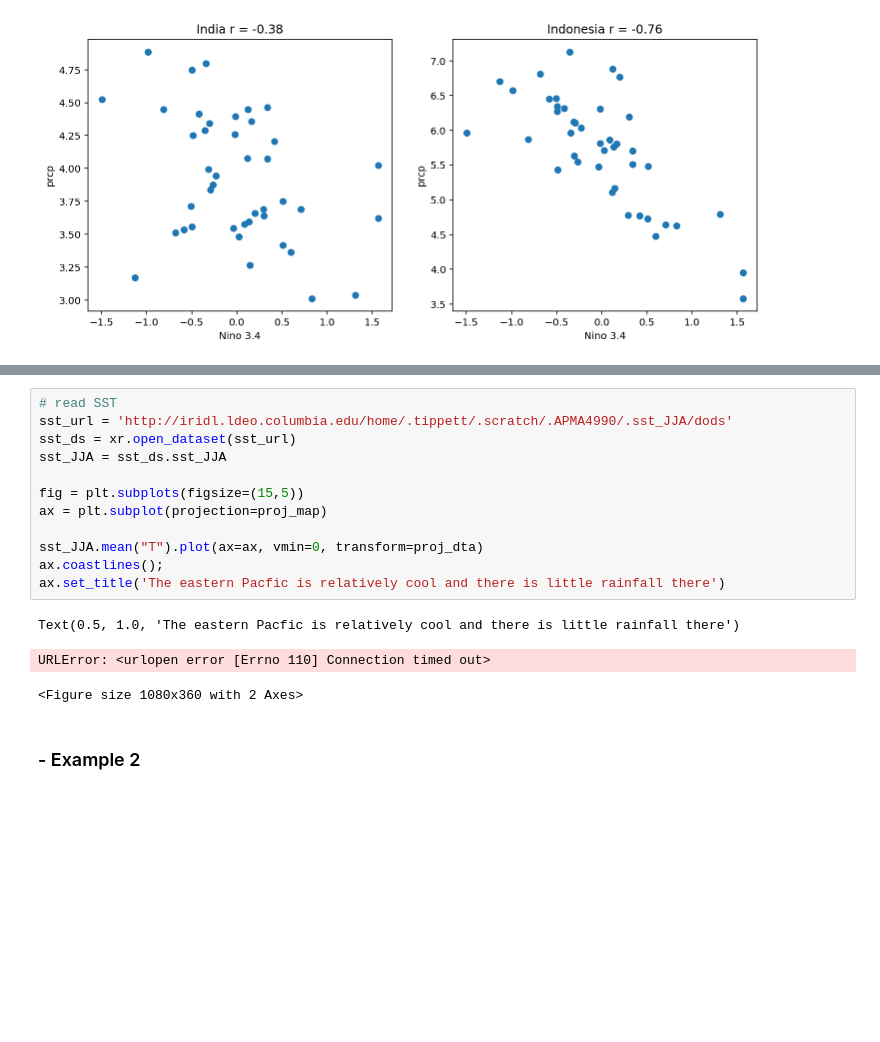
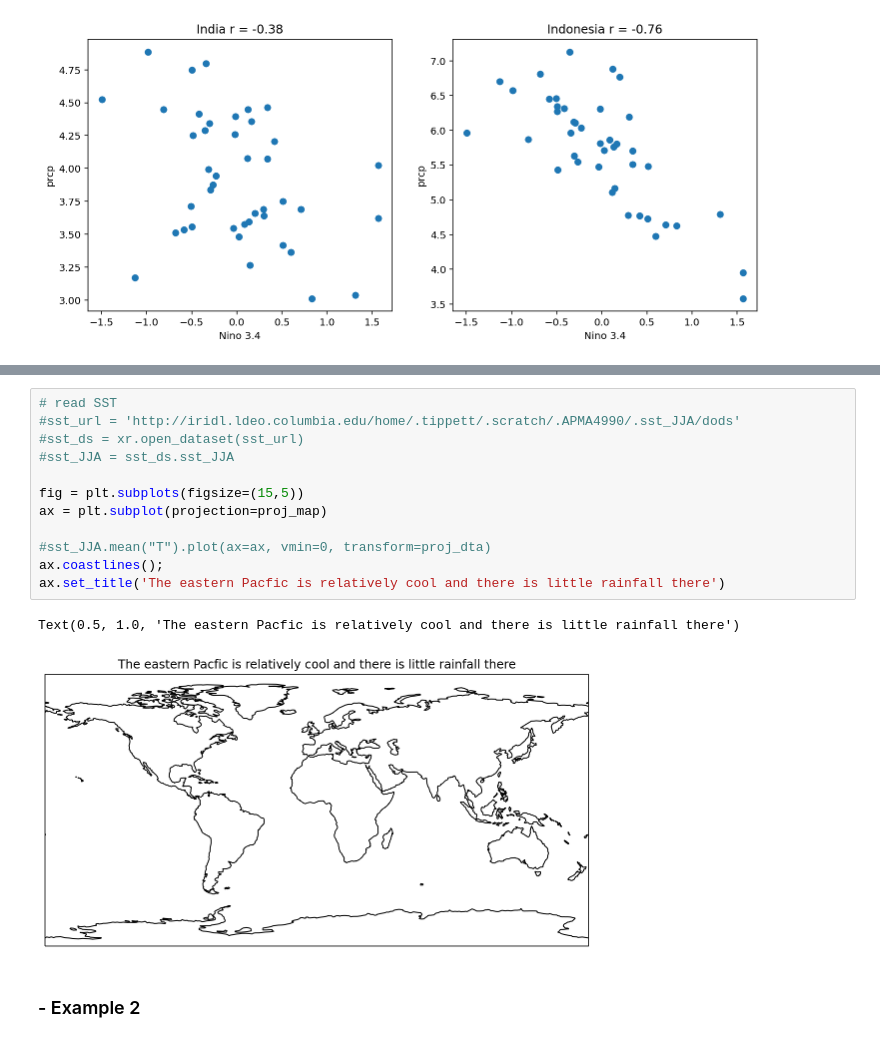
Before and after one commit to mdonahue263/apma4990-mad2311, a Jupyter notebook: HW-03.ipynb, the cells around one changed output, grey strips where cells are left out. Drawn from its saved outputs; the diff is of its cells as text; blank space fills up the shorter version.

```diff
--- a/HW-03.ipynb
+++ b/HW-03.ipynb
@@ -292,19 +291,18 @@ URLError: <urlopen error [Errno 110] Connection timed out>
 # %%
 # read SST
-sst_url = 'http://iridl.ldeo.columbia.edu/home/.tippett/.scratch/.APMA4990/.sst_JJA/dods'
-sst_ds = xr.open_dataset(sst_url)
-sst_JJA = sst_ds.sst_JJA
+#sst_url = 'http://iridl.ldeo.columbia.edu/home/.tippett/.scratch/.APMA4990/.sst_JJA/dods'
+#sst_ds = xr.open_dataset(sst_url)
+#sst_JJA = sst_ds.sst_JJA
 
 fig = plt.subplots(figsize=(15,5))
 ax = plt.subplot(projection=proj_map)
 
-sst_JJA.mean("T").plot(ax=ax, vmin=0, transform=proj_dta)
+#sst_JJA.mean("T").plot(ax=ax, vmin=0, transform=proj_dta)
 ax.coastlines();
 ax.set_title('The eastern Pacfic is relatively cool and there is little rainfall there')
 # %% [output]
 Text(0.5, 1.0, 'The eastern Pacfic is relatively cool and there is little rainfall there')
-URLError: <urlopen error [Errno 110] Connection timed out>
-<Figure size 1080x360 with 2 Axes>
+[figure, added]
 # %% [markdown]
 ### - Example 2
 # %%
```
Also changed, not shown: parts of 26 cells of this notebook.
